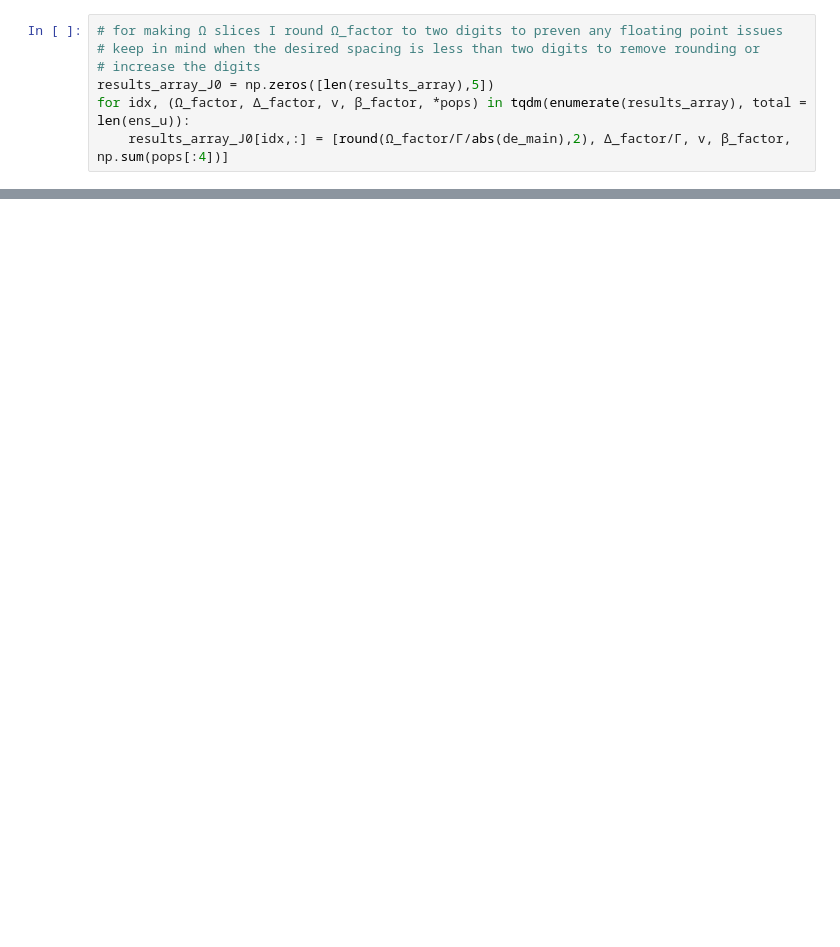
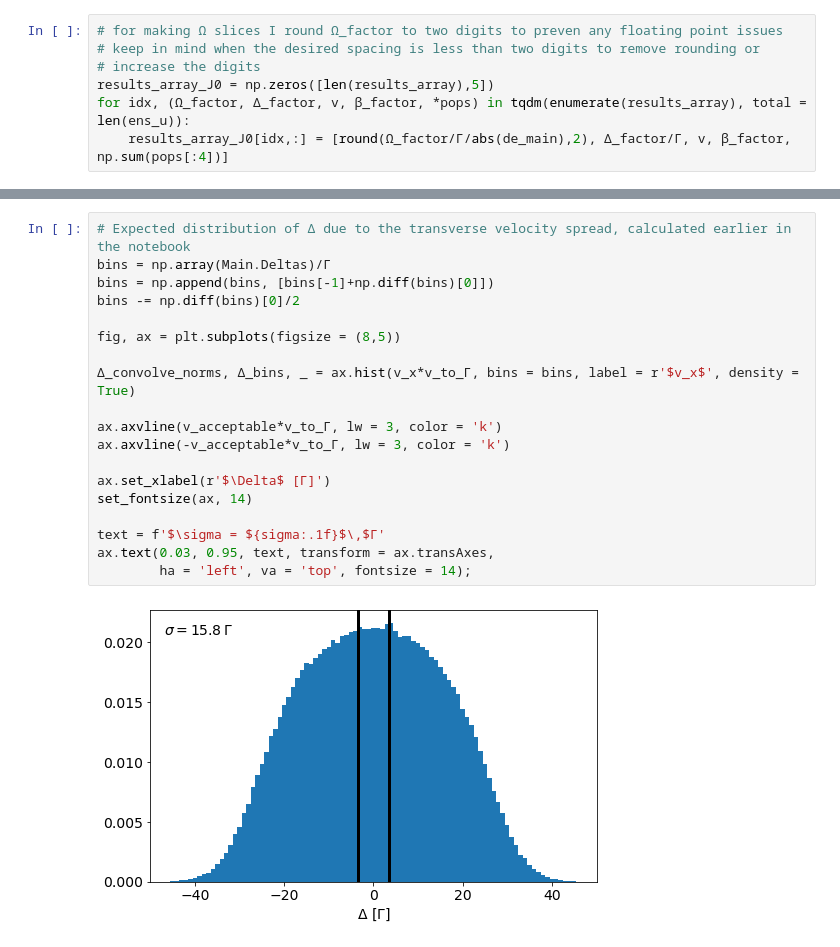
Before and after one commit to ograsdijk/optical-bloch, a Jupyter notebook: Velocity Broadening with Multipass + no apertures + phase modulation.ipynb, the cells around one changed output, grey strips where cells are left out. Drawn from its saved outputs; the diff is of its cells as text; blank space fills up the shorter version.

```diff
--- a/Velocity Broadening with Multipass + no apertures + phase modulation.ipynb
+++ b/Velocity Broadening with Multipass + no apertures + phase modulation.ipynb
@@ -770,2 +774,23 @@ for Ω_factor in [1,2,3,4,5]:
+# %%
+# Expected distribution of Δ due to the transverse velocity spread, calculated earlier in the notebook
+bins = np.array(Main.Deltas)/Γ
+bins = np.append(bins, [bins[-1]+np.diff(bins)[0]])
+bins -= np.diff(bins)[0]/2
+
+fig, ax = plt.subplots(figsize = (8,5))
+
+Δ_convolve_norms, Δ_bins, _ = ax.hist(v_x*v_to_Γ, bins = bins, label = r'$v_x$', density = True)
+
+ax.axvline(v_acceptable*v_to_Γ, lw = 3, color = 'k')
+ax.axvline(-v_acceptable*v_to_Γ, lw = 3, color = 'k')
+
+ax.set_xlabel(r'$\Delta$ [Γ]')
+set_fontsize(ax, 14)
+
+text = f'$\sigma = ${sigma:.1f}$\,$Γ'
+ax.text(0.03, 0.95, text, transform = ax.transAxes,
+        ha = 'left', va = 'top', fontsize = 14);
+# %% [output]
+[figure, added]
 # %%
  # check that the data is within this range, used to use same colorscale for each figure
```
Also changed, not shown: parts of 16 cells of this notebook.
